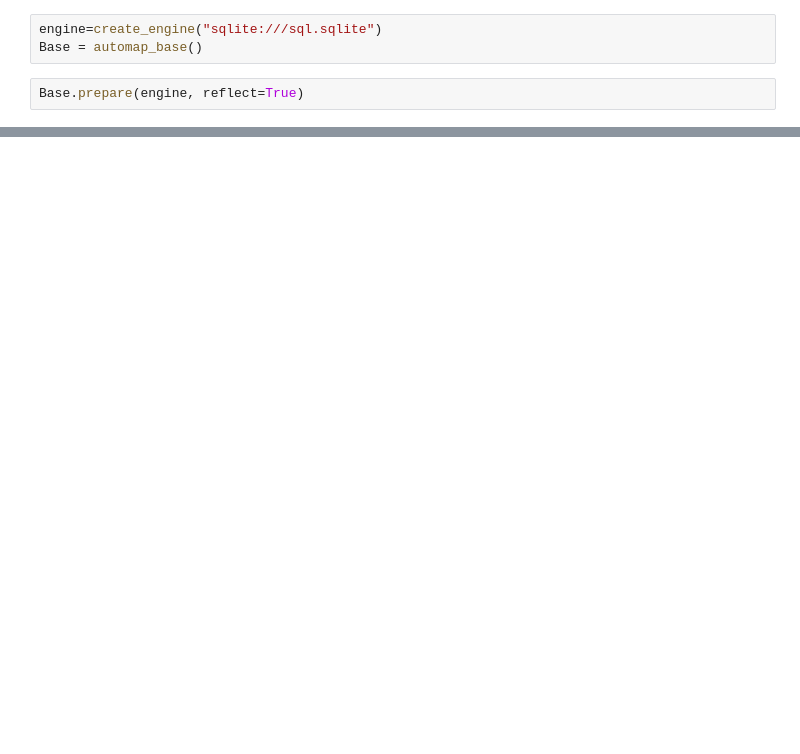
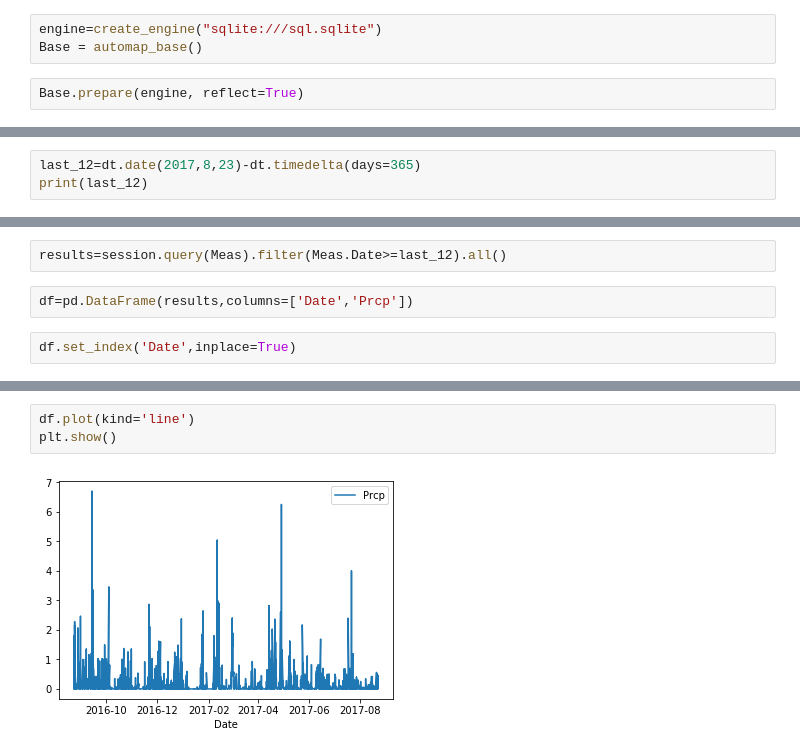
Before and after one commit to MWilliam21/sqlalchemy, a Jupyter notebook: reflection.ipynb, the cells around one changed output, grey strips where cells are left out. Saved outputs shown, nothing was run; the diff lists cells and outputs as text; blank space fills up the shorter version.

```diff
--- a/reflection.ipynb
+++ b/reflection.ipynb
@@ -26,0 +32,3 @@ Base.classes.Stations
+# %%
+last_12=dt.date(2017,8,23)-dt.timedelta(days=365)
+print(last_12)
@@ -26,0 +37,6 @@ Base.classes.Stations
+# %%
+results=session.query(Meas).filter(Meas.Date>=last_12).all()
+# %%
+df=pd.DataFrame(results,columns=['Date','Prcp'])
+# %%
+df.set_index('Date',inplace=True)
@@ -26,0 +53,5 @@ Base.classes.Stations
+# %%
+df.plot(kind='line')
+plt.show()
+# %% [output]
+[figure, added]
```
Also changed, not shown: parts of 18 cells of this notebook, 2 other files.
